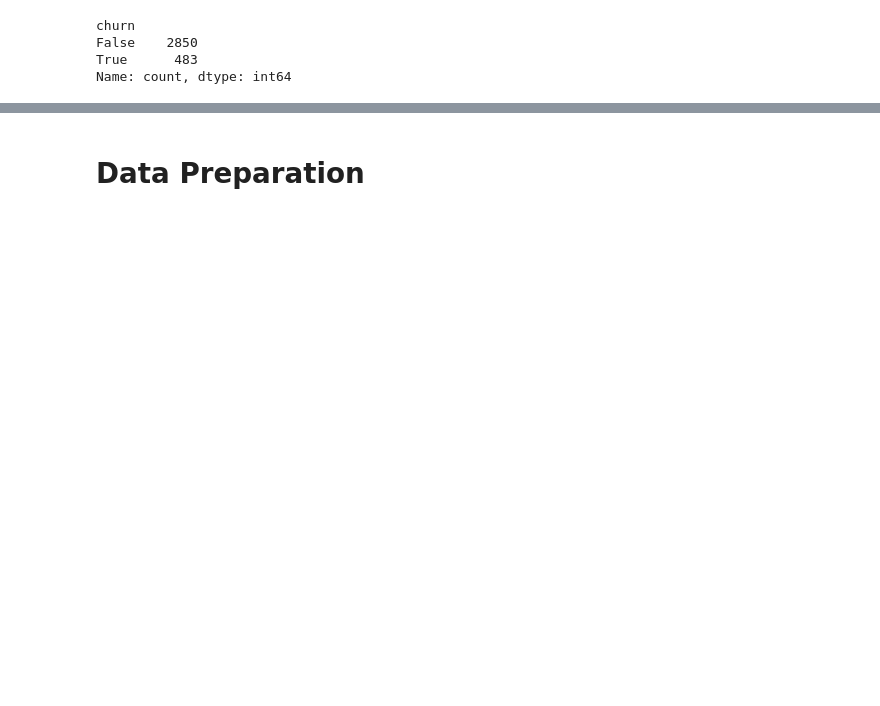
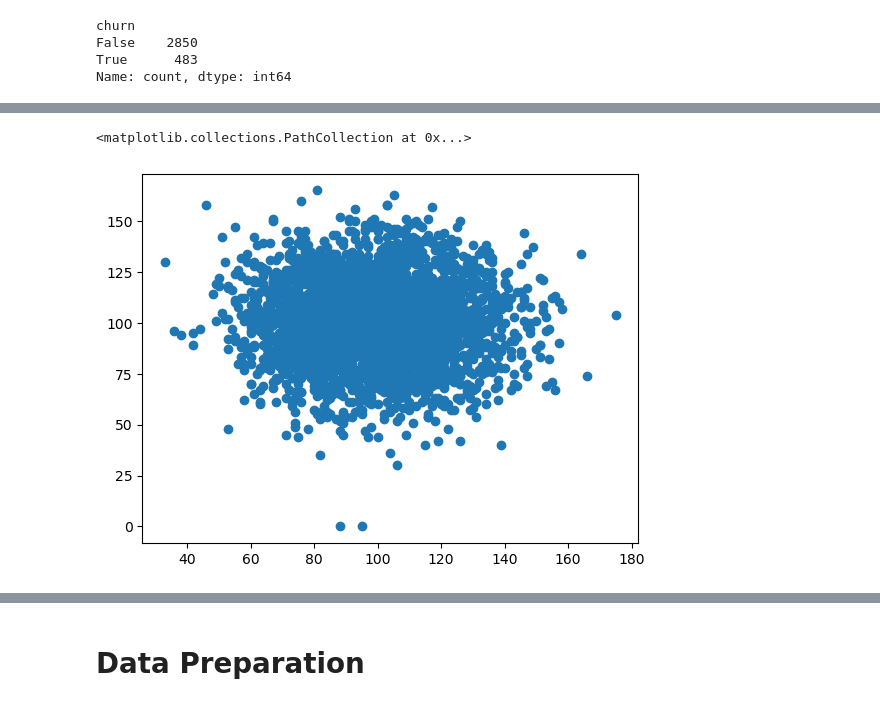
Before and after one commit to Bennie-Kibet/Phase_3_project, a Jupyter notebook: main.ipynb, the cells around one changed output, grey strips where cells are left out. Saved outputs shown, nothing was run; the diff lists cells and outputs as text; code cells hidden in the pictures; blank space fills up the shorter version.

```diff
--- a/main.ipynb
+++ b/main.ipynb
@@ -90,0 +160,6 @@ Name: count, dtype: int64
+# %%
+fig, ax = plt.subplots()
+ax.scatter(data['total night calls'], data['total day calls'])
+# %% [output]
+<matplotlib.collections.PathCollection at 0x...>
+[figure, added]
```
Also changed, not shown: parts of 26 cells of this notebook.
